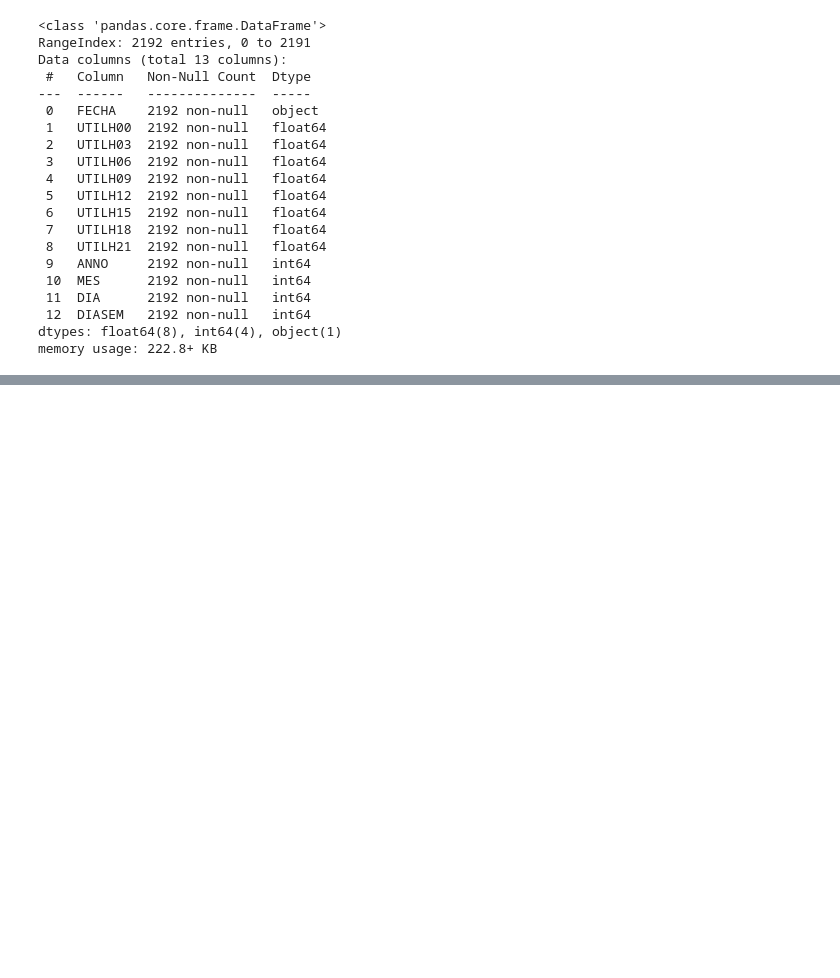
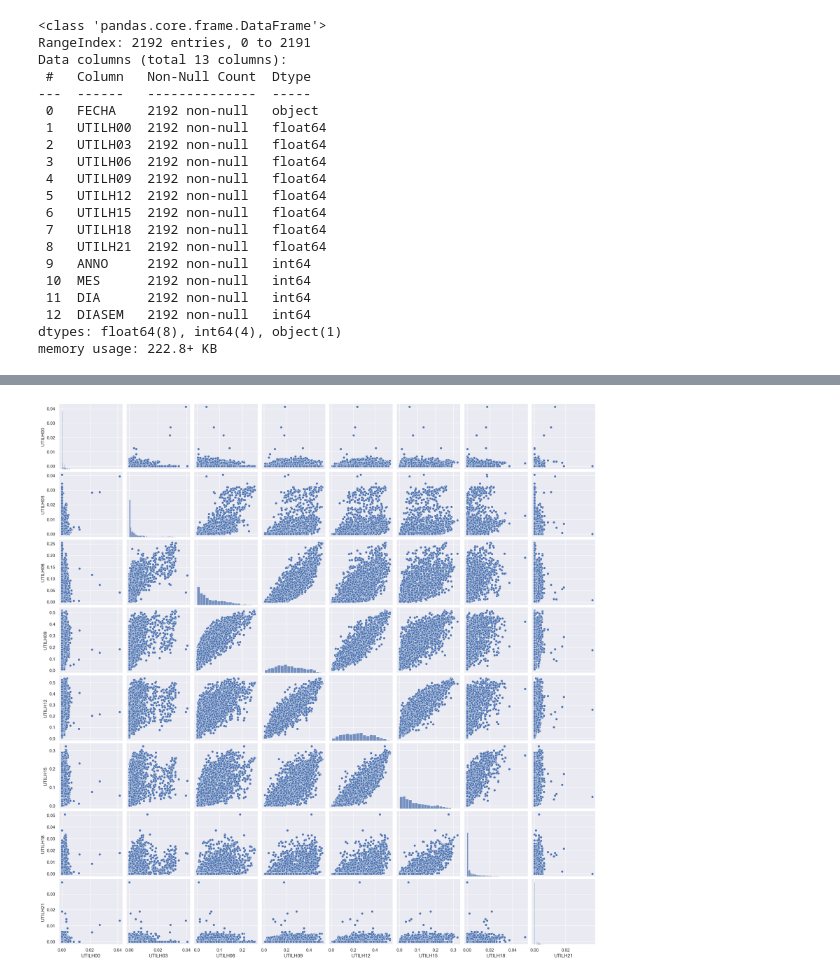
Before and after one commit to MARIABELENSB/Assessment1_MLII, a Jupyter notebook: src/1.EDA.ipynb, the cells around one changed output, grey strips where cells are left out. Cells and saved outputs as stored; diff of their text form; code cells hidden in the pictures; blank space fills up the shorter version.

```diff
--- a/src/1.EDA.ipynb
+++ b/src/1.EDA.ipynb
@@ -137,0 +151,8 @@ plt.show()
+# %%
+# Pairplot:
+sns.pairplot(df_orig_util,
+             vars=df_orig_util[['UTILH00', 'UTILH03', 'UTILH06', 'UTILH09',
+                                'UTILH12', 'UTILH15', 'UTILH18', 'UTILH21']].columns.values.tolist())
+plt.show()
+# %% [output]
+[figure, added]
```
Also changed, not shown: parts of 10 cells of this notebook, 3 other files.
